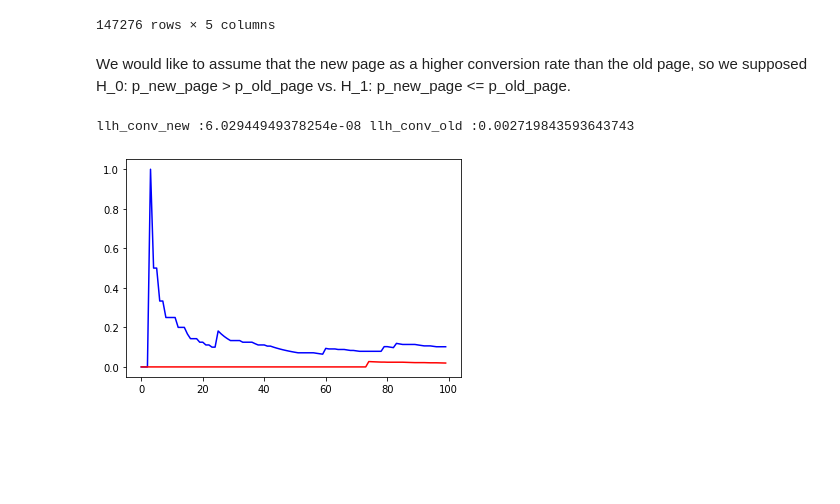
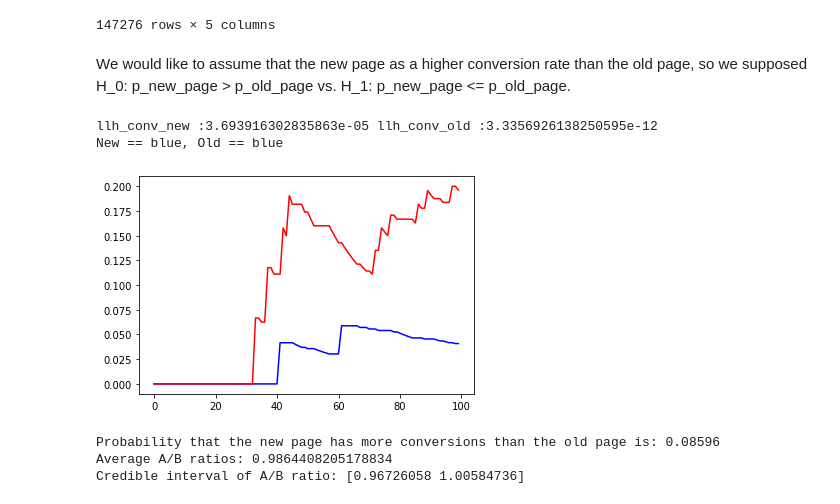
Before and after one commit to tamaraamicic/MAT4376_Project2, a Jupyter notebook: Project2_Tanner.ipynb, the cells around one changed output. Cells and saved outputs as stored; diff of their text form; code cells hidden in the pictures; blank space fills up the shorter version.

```diff
--- a/Project2_Tanner.ipynb
+++ b/Project2_Tanner.ipynb
@@ -93,5 +93,3 @@ treat
 | 294472 | 822004 | 2017-01-04 03:36:46.071379 | treatment | new_page | 0 |
 | 294477 | 715931 | 2017-01-16 12:40:24.467417 | treatment | new_page | 0 |
 147276 rows × 5 columns
-# %% [markdown]
-We would like to assume that the new page as a higher conversion rate than the old page, so we supposed H_0: p_new_page > p_old_page vs. H_1: p_new_page <= p_old_page.
@@ -166,10 +96,2 @@ def get_posterior(data, page_type, p):
-# %%
-import matplotlib.pyplot as plt
-df, timeline, llh_conv_new, llh_conv_old = generate(0.5, 0.06, 0.065, 100)
-print("llh_conv_new :" + str(llh_conv_new) + " llh_conv_old :" + str(llh_conv_old))
-plt.plot(timeline['iteration'], timeline['conversion_rate_new_page'], color='blue')
-plt.plot(timeline['iteration'], timeline['conversion_rate_old_page'], color='red')
-plt.show()
-# %% [output]
-llh_conv_new :6.02944949378254e-08 llh_conv_old :0.002719843593643743
-[figure, removed]
+# %% [markdown]
+We would like to assume that the new page as a higher conversion rate than the old page, so we supposed H_0: p_new_page > p_old_page vs. H_1: p_new_page <= p_old_page.
@@ -175,0 +166,12 @@ llh_conv_new :6.02944949378254e-08 llh_conv_old :0.002719843593643743
+# %%
+import matplotlib.pyplot as plt
+df, timeline, llh_conv_new, llh_conv_old = generate(0.5, p_converted_g_old_page, p_converted_g_new_page, 100)
+print("llh_conv_new :" + str(llh_conv_new) + " llh_conv_old :" + str(llh_conv_old))
+print('New == blue, Old == blue')
+plt.plot(timeline['iteration'], timeline['conversion_rate_new_page'], color='blue')
+plt.plot(timeline['iteration'], timeline['conversion_rate_old_page'], color='red')
+plt.show()
+# %% [output]
+llh_conv_new :3.693916302835863e-05 llh_conv_old :3.3356926138250595e-12
+New == blue, Old == blue
+[figure, added]
@@ -175,0 +192,18 @@ llh_conv_new :6.02944949378254e-08 llh_conv_old :0.002719843593643743
+# %%
+new_page = ab_data[ab_data['landing_page'] == 'new_page'].reset_index(drop=True).copy()
+old_page = ab_data[ab_data['landing_page'] == 'old_page'].reset_index(drop=True).copy()
+new_conversions = sum(new_page['converted'])
+new_n = len(new_page)
+old_conversions = sum(old_page['converted'])
+old_n = len(old_page)
+p_value = proportion_test_b(new_conversions, old_conversions,
+                           new_n, old_n)
+ratios = proportion_ratio(new_conversions, old_conversions, new_n, old_n)
+ci = proportion_ci_b(new_conversions, old_conversions, new_n, old_n)
+print(f'Probability that the new page has more conversions than the old page is: {p_value}')
+print(f'Average A/B ratios: {ratios.mean()}')
+print(f'Credible interval of A/B ratio: {ci}')
+# %% [output]
+Probability that the new page has more conversions than the old page is: 0.08596
+Average A/B ratios: 0.9864408205178834
+Credible interval of A/B ratio: [0.96726058 1.00584736]
```
Also changed, not shown: parts of 9 cells of this notebook.
